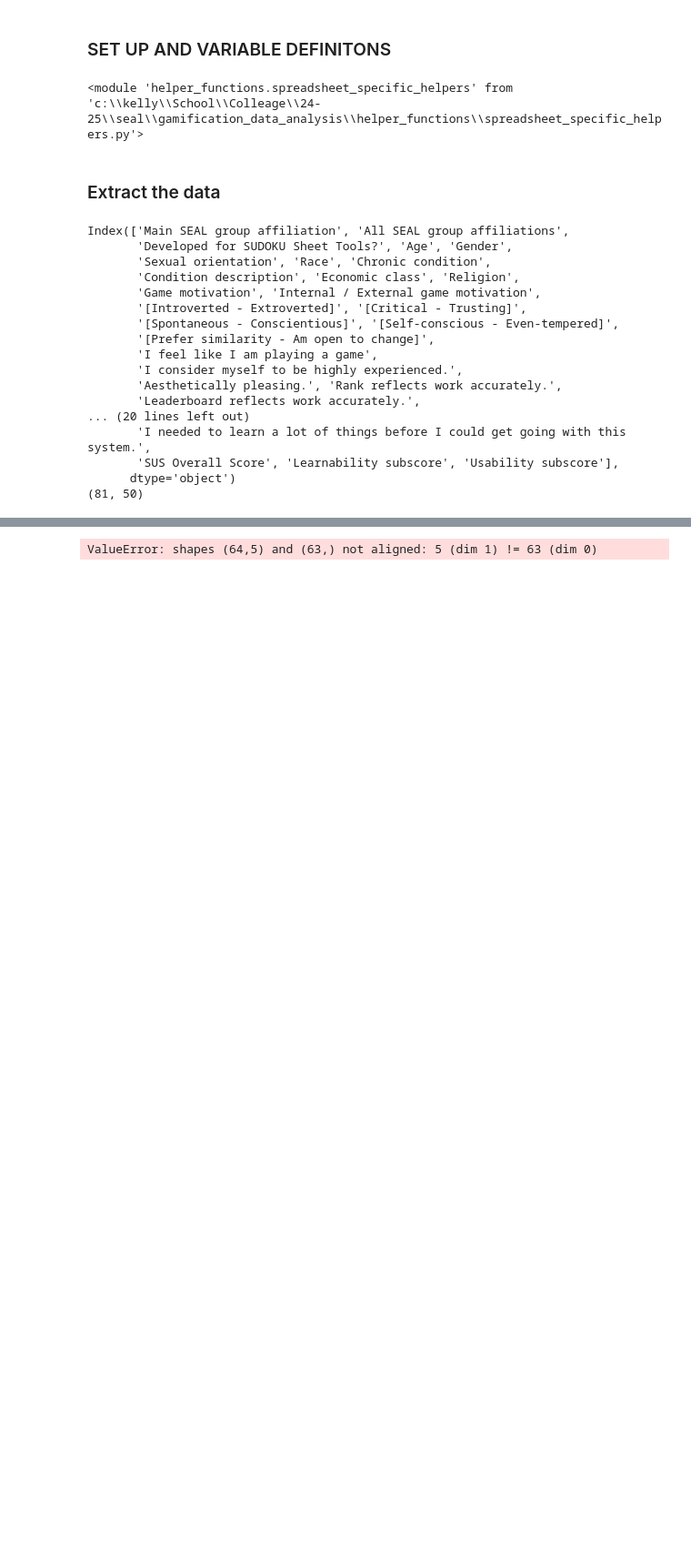
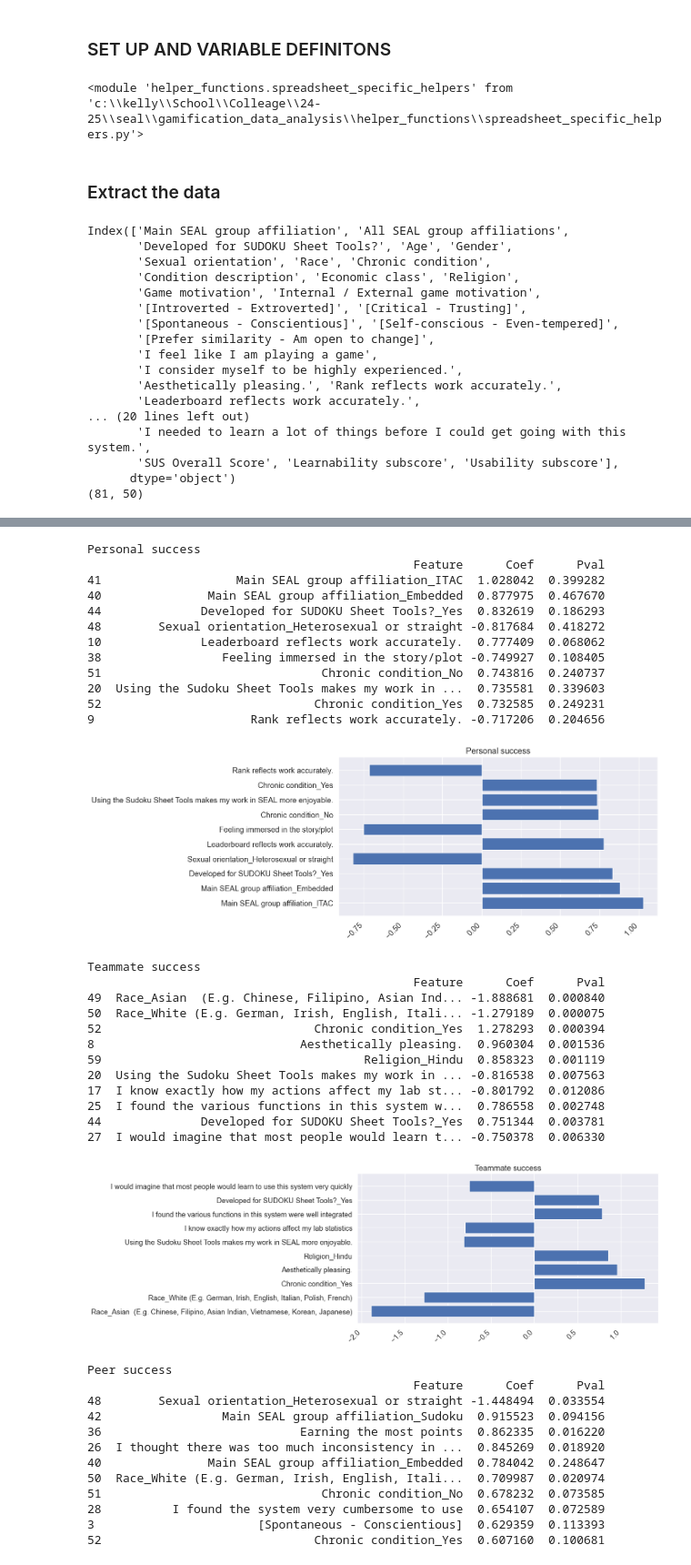
Before and after one commit to blobgoat/gamification_data_analysis, a Jupyter notebook: model.ipynb, the cells around one changed output, grey strips where cells are left out. Shown at 91% size. Cells and saved outputs as stored; diff of their text form; code cells hidden in the pictures; blank space fills up the shorter version.

```diff
--- a/model.ipynb
+++ b/model.ipynb
@@ -341,14 +345,16 @@ def linear_regression(x_train, y_train, x_test, y_test):
         y_test_pred = model.predict(x_test_const)
         test_score = np.sqrt(mean_squared_error(y_test_i, y_test_pred))
         test_rmse.append(test_score)
-        print(f"{Y_COLS[i]} : model.pvalues")
 
     linear_visualization(models, y_train.columns, train_rmse, val_rmse, test_rmse)
-    return models, val_rmse
+    return models, train_rmse, val_rmse, test_rmse
 
 def linear_visualization(models, y_cols, train_rmse, val_rmse, test_rmse):
     """function to visualize weights of top k coefficients of list of models
     """
+
+    top_positive = []
+    top_negative = []
     for i, model in enumerate(models):
         print(Y_COLS[i])
 
@@ -363,13 +369,18 @@ def linear_visualization(models, y_cols, train_rmse, val_rmse, test_rmse):
         coef_df = coef_df[coef_df["Feature"] != "const"]
 
         top = coef_df.nlargest(10, "Abs")
+
         print(top[["Feature","Coef", "Pval"]])
+
+        top_pos = top[top["Coef"] > 0]["Feature"].tolist()
+        top_neg = top[top["Coef"] < 0]["Feature"].tolist()
+
+        top_positive.extend(top_pos)
+        top_negative.extend(top_neg)
 
         plt.figure(figsize = (10,5))
         plt.barh(top["Feature"], top["Coef"])
         plt.xticks(rotation=45, ha="right")
-        plt.xlabel("Features")
-        plt.ylabel("Coef values")
         plt.title(f"{y_cols[i]}")
         plt.show()
 
@@ -396,6 +407,11 @@ def linear_visualization(models, y_cols, train_rmse, val_rmse, test_rmse):
 
     plt.tight_layout()
     plt.show()
+
+    positive_counts = Counter(top_positive)
+    negative_counts = Counter(top_negative)
+    print(positive_counts)
+    print(negative_counts)
 # %%
 # decision tree for individual parameters per tree
 def decision_tree(x_train, y_train, x_test, y_test):
@@ -524,8 +542,43 @@ inspect_correlation_separate(motivation_processed, x_data[X_PERSONALITY_COLS[1:]
 # %%
 # linear models using different sets of data
-# full set
-models, lin_val_rmse = linear_regression(x_train,y_train, x_test, y_test)
-# reduced
-models, lin_val_rmse = linear_regression(x_train_reduced,y_train, x_test_reduced, y_test)
+
+models, train_rmse, val_rmse, test_rmse= linear_regression(x_train,y_train, x_test, y_test)
 # %% [output]
-ValueError: shapes (64,5) and (63,) not aligned: 5 (dim 1) != 63 (dim 0)
+Personal success
+                                              Feature      Coef      Pval
+41                   Main SEAL group affiliation_ITAC  1.028042  0.399282
+40               Main SEAL group affiliation_Embedded  0.877975  0.467670
+44              Developed for SUDOKU Sheet Tools?_Yes  0.832619  0.186293
+48        Sexual orientation_Heterosexual or straight -0.817684  0.418272
+10              Leaderboard reflects work accurately.  0.777409  0.068062
+38                 Feeling immersed in the story/plot -0.749927  0.108405
+51                               Chronic condition_No  0.743816  0.240737
+20  Using the Sudoku Sheet Tools makes my work in ...  0.735581  0.339603
+52                              Chronic condition_Yes  0.732585  0.249231
+9                      Rank reflects work accurately. -0.717206  0.204656
+[figure, added]
+Teammate success
+                                              Feature      Coef      Pval
+49  Race_Asian  (E.g. Chinese, Filipino, Asian Ind... -1.888681  0.000840
+50  Race_White (E.g. German, Irish, English, Itali... -1.279189  0.000075
+52                              Chronic condition_Yes  1.278293  0.000394
+8                             Aesthetically pleasing.  0.960304  0.001536
+59                                     Religion_Hindu  0.858323  0.001119
+20  Using the Sudoku Sheet Tools makes my work in ... -0.816538  0.007563
+17  I know exactly how my actions affect my lab st... -0.801792  0.012086
+25  I found the various functions in this system w...  0.786558  0.002748
+44              Developed for SUDOKU Sheet Tools?_Yes  0.751344  0.003781
+27  I would imagine that most people would learn t... -0.750378  0.006330
+[figure, added]
+Peer success
+                                              Feature      Coef      Pval
+48        Sexual orientation_Heterosexual or straight -1.448494  0.033554
+42                 Main SEAL group affiliation_Sudoku  0.915523  0.094156
+36                            Earning the most points  0.862335  0.016220
+26  I thought there was too much inconsistency in ...  0.845269  0.018920
+40               Main SEAL group affiliation_Embedded  0.784042  0.248647
+50  Race_White (E.g. German, Irish, English, Itali...  0.709987  0.020974
+51                               Chronic condition_No  0.678232  0.073585
+28          I found the system very cumbersome to use  0.654107  0.072589
+3                       [Spontaneous - Conscientious]  0.629359  0.113393
+52                              Chronic condition_Yes  0.607160  0.100681
```
Also changed, not shown: parts of 14 cells of this notebook.
